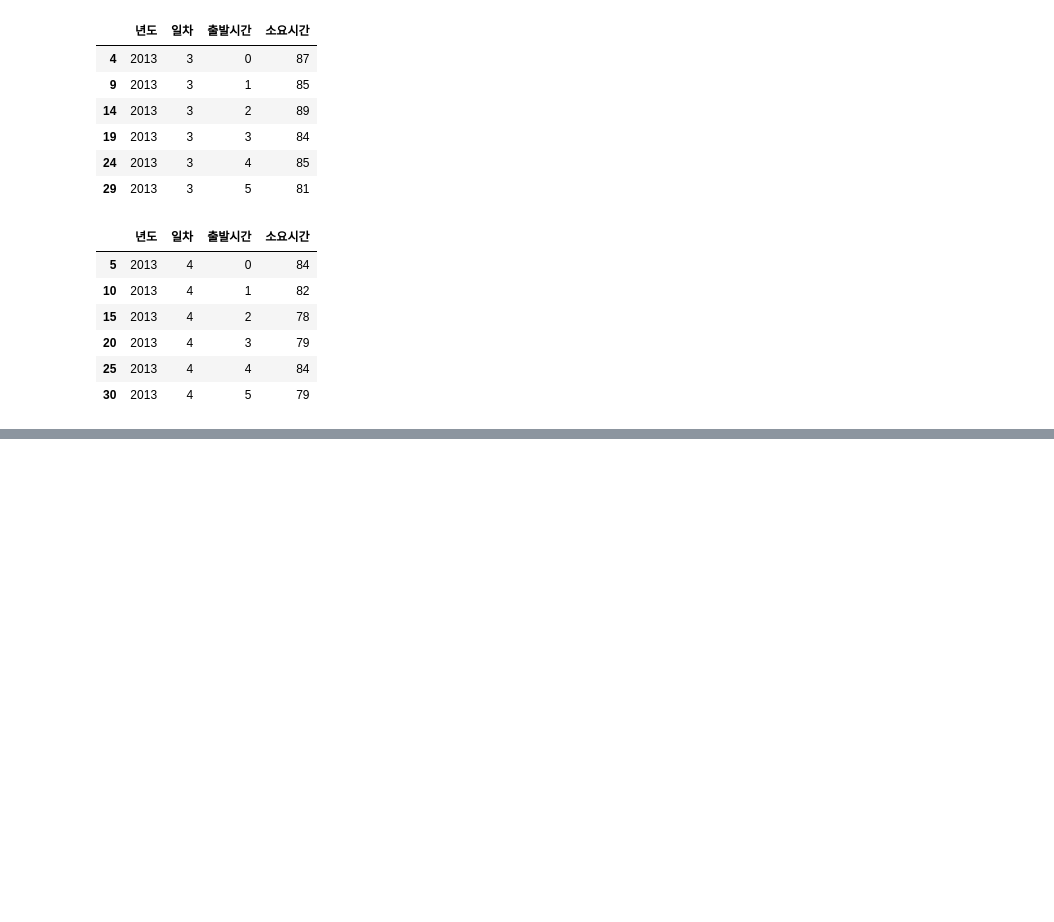
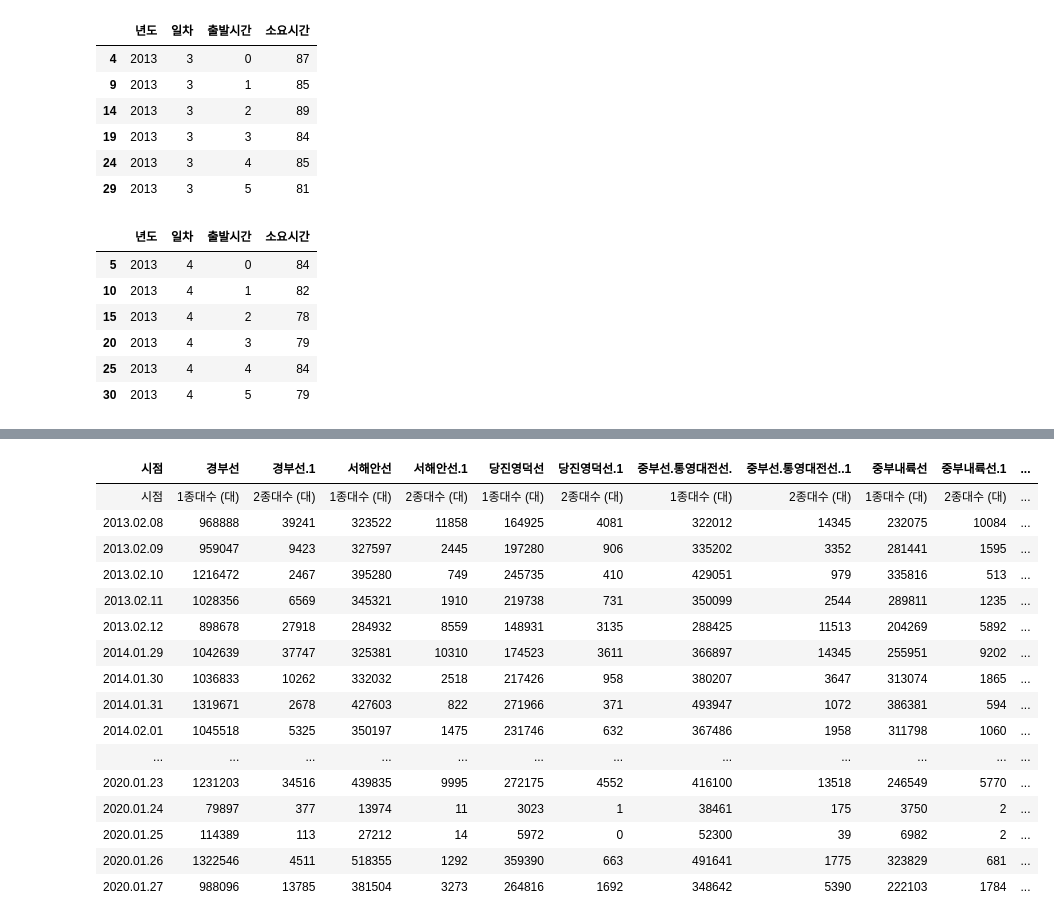
Before and after one commit to jjhwnn/R_Programming, a Jupyter notebook: R & Flutter Project 02.ipynb, the cells around one changed output, grey strips where cells are left out. Drawn from its saved outputs; the diff is of its cells as text; code cells hidden in the pictures; blank space fills up the shorter version.

```diff
--- a/R & Flutter Project 02.ipynb
+++ b/R & Flutter Project 02.ipynb
@@ -661,0 +708,22 @@ y <- data.test$소요시간
+# %%
+carRoute <- read.csv("../Data_Project/노선별_이용차량__통행료수입_현황_20220609153835 - 노선별_이용차량__통행료수입_현황_20220609153835.csv")
+# %%
+carRoute
+# %% [output]
+| 시점 | 경부선 | 경부선.1 | 서해안선 | 서해안선.1 | 당진영덕선 | 당진영덕선.1 | 중부선.통영대전선. | 중부선.통영대전선..1 | 중부내륙선 | 중부내륙선.1 | ... |
+| 시점 | 1종대수 (대) | 2종대수 (대) | 1종대수 (대) | 2종대수 (대) | 1종대수 (대) | 2종대수 (대) | 1종대수 (대) | 2종대수 (대) | 1종대수 (대) | 2종대수 (대) | ... |
+| 2013.02.08 | 968888 | 39241 | 323522 | 11858 | 164925 | 4081 | 322012 | 14345 | 232075 | 10084 | ... |
+| 2013.02.09 | 959047 | 9423 | 327597 | 2445 | 197280 | 906 | 335202 | 3352 | 281441 | 1595 | ... |
+| 2013.02.10 | 1216472 | 2467 | 395280 | 749 | 245735 | 410 | 429051 | 979 | 335816 | 513 | ... |
+| 2013.02.11 | 1028356 | 6569 | 345321 | 1910 | 219738 | 731 | 350099 | 2544 | 289811 | 1235 | ... |
+| 2013.02.12 | 898678 | 27918 | 284932 | 8559 | 148931 | 3135 | 288425 | 11513 | 204269 | 5892 | ... |
+| 2014.01.29 | 1042639 | 37747 | 325381 | 10310 | 174523 | 3611 | 366897 | 14345 | 255951 | 9202 | ... |
+| 2014.01.30 | 1036833 | 10262 | 332032 | 2518 | 217426 | 958 | 380207 | 3647 | 313074 | 1865 | ... |
+| 2014.01.31 | 1319671 | 2678 | 427603 | 822 | 271966 | 371 | 493947 | 1072 | 386381 | 594 | ... |
+| 2014.02.01 | 1045518 | 5325 | 350197 | 1475 | 231746 | 632 | 367486 | 1958 | 311798 | 1060 | ... |
+| ... | ... | ... | ... | ... | ... | ... | ... | ... | ... | ... | ... |
+| 2020.01.23 | 1231203 | 34516 | 439835 | 9995 | 272175 | 4552 | 416100 | 13518 | 246549 | 5770 | ... |
+| 2020.01.24 | 79897 | 377 | 13974 | 11 | 3023 | 1 | 38461 | 175 | 3750 | 2 | ... |
+| 2020.01.25 | 114389 | 113 | 27212 | 14 | 5972 | 0 | 52300 | 39 | 6982 | 2 | ... |
+| 2020.01.26 | 1322546 | 4511 | 518355 | 1292 | 359390 | 663 | 491641 | 1775 | 323829 | 681 | ... |
+| 2020.01.27 | 988096 | 13785 | 381504 | 3273 | 264816 | 1692 | 348642 | 5390 | 222103 | 1784 | ... |
```
Also changed, not shown: parts of 69 cells of this notebook.
